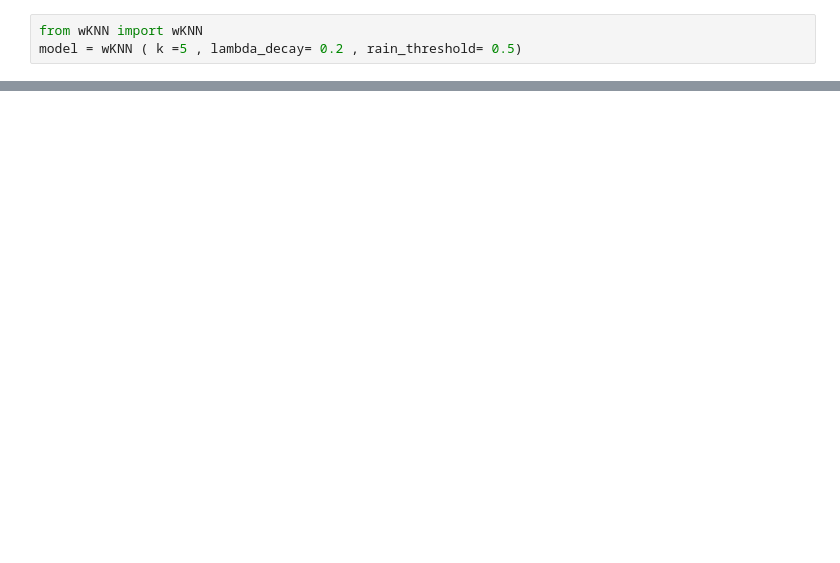
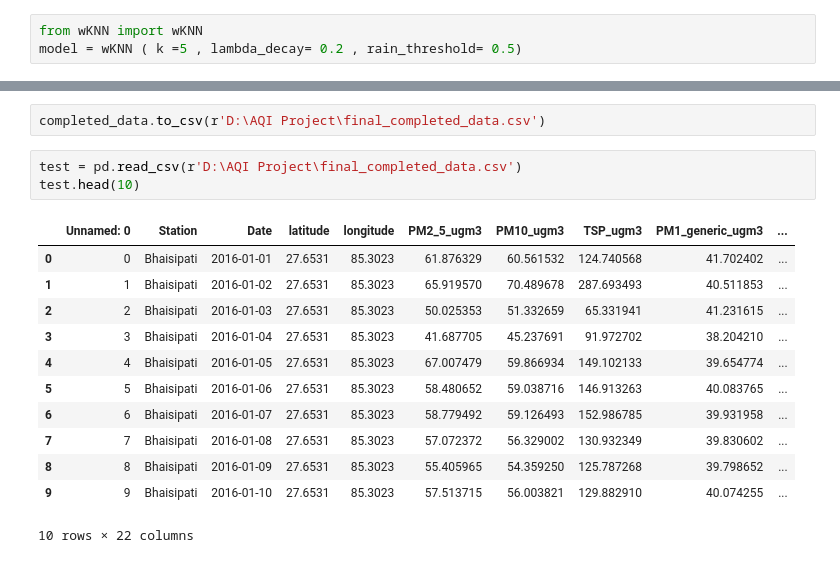
Before and after one commit to Achyu-t/AQI-forecast, a Jupyter notebook: data_imputation.ipynb, the cells around one changed output, grey strips where cells are left out. Drawn from its saved outputs; the diff is of its cells as text; blank space fills up the shorter version.

```diff
--- a/data_imputation.ipynb
+++ b/data_imputation.ipynb
@@ -175,0 +342,18 @@ model.fit(data = data , dist_matrix = distance_matrix, sim_matrix = final_corr_m
+# %%
+completed_data.to_csv(r'D:\AQI Project\final_completed_data.csv')
+# %%
+test = pd.read_csv(r'D:\AQI Project\final_completed_data.csv')
+test.head(10)
+# %% [output]
+|  | Unnamed: 0 | Station | Date | latitude | longitude | PM2_5_ugm3 | PM10_ugm3 | TSP_ugm3 | PM1_generic_ugm3 | ... |
+| 0 | 0 | Bhaisipati | 2016-01-01 | 27.6531 | 85.3023 | 61.876329 | 60.561532 | 124.740568 | 41.702402 | ... |
+| 1 | 1 | Bhaisipati | 2016-01-02 | 27.6531 | 85.3023 | 65.919570 | 70.489678 | 287.693493 | 40.511853 | ... |
+| 2 | 2 | Bhaisipati | 2016-01-03 | 27.6531 | 85.3023 | 50.025353 | 51.332659 | 65.331941 | 41.231615 | ... |
+| 3 | 3 | Bhaisipati | 2016-01-04 | 27.6531 | 85.3023 | 41.687705 | 45.237691 | 91.972702 | 38.204210 | ... |
+| 4 | 4 | Bhaisipati | 2016-01-05 | 27.6531 | 85.3023 | 67.007479 | 59.866934 | 149.102133 | 39.654774 | ... |
+| 5 | 5 | Bhaisipati | 2016-01-06 | 27.6531 | 85.3023 | 58.480652 | 59.038716 | 146.913263 | 40.083765 | ... |
+| 6 | 6 | Bhaisipati | 2016-01-07 | 27.6531 | 85.3023 | 58.779492 | 59.126493 | 152.986785 | 39.931958 | ... |
+| 7 | 7 | Bhaisipati | 2016-01-08 | 27.6531 | 85.3023 | 57.072372 | 56.329002 | 130.932349 | 39.830602 | ... |
+| 8 | 8 | Bhaisipati | 2016-01-09 | 27.6531 | 85.3023 | 55.405965 | 54.359250 | 125.787268 | 39.798652 | ... |
+| 9 | 9 | Bhaisipati | 2016-01-10 | 27.6531 | 85.3023 | 57.513715 | 56.003821 | 129.882910 | 40.074255 | ... |
+10 rows × 22 columns
```
Also changed, not shown: parts of 18 cells of this notebook, 1 other file.
